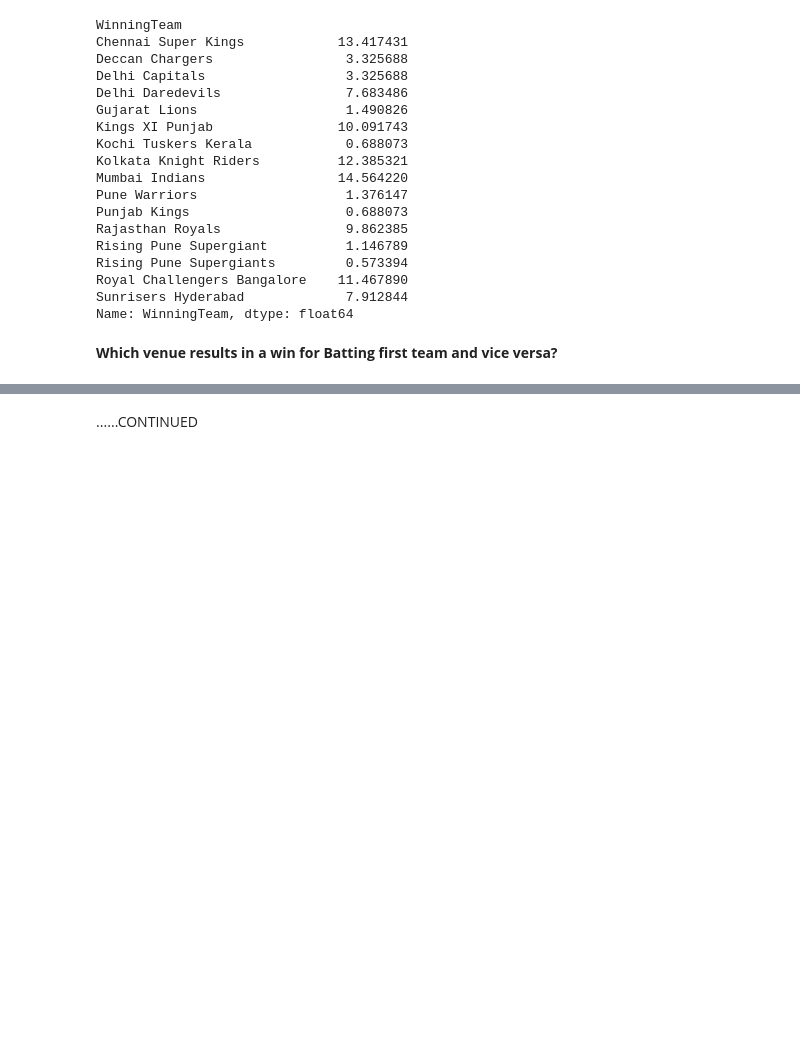
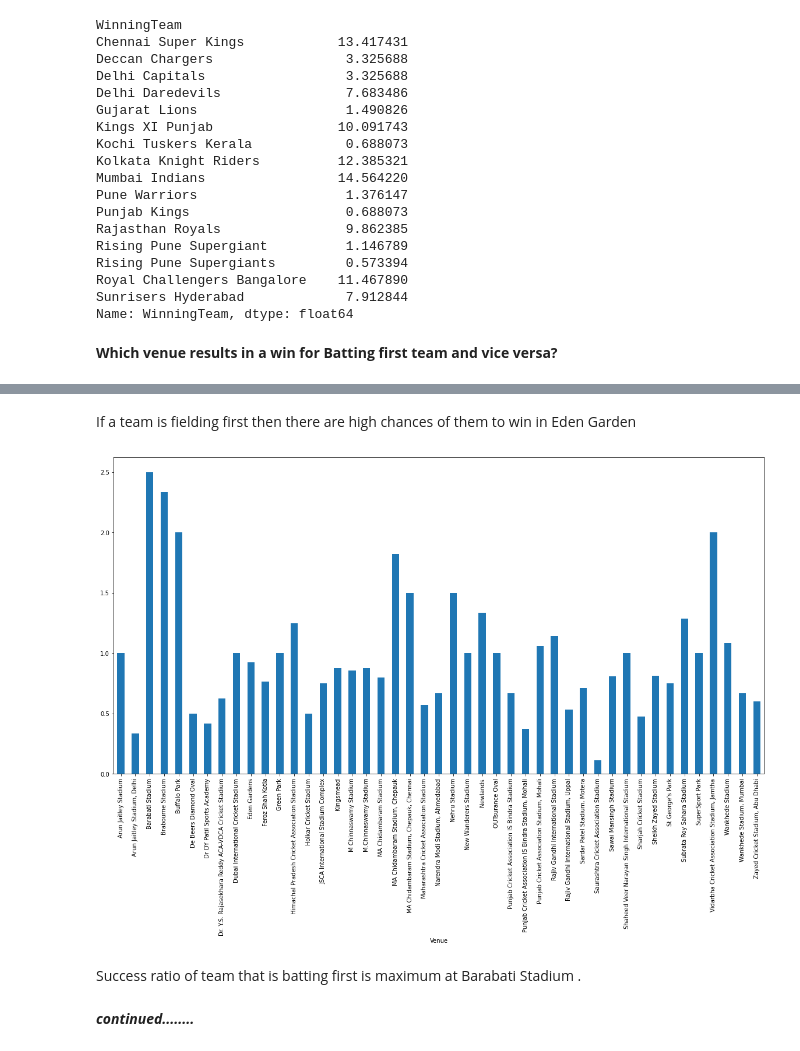
Before and after one commit to GeetikaSh/IPL_2022, a Jupyter notebook: ipl-analysis.ipynb, the cells around one changed output, grey strips where cells are left out. Saved outputs shown, nothing was run; the diff lists cells and outputs as text; code cells hidden in the pictures; blank space fills up the shorter version.

```diff
--- a/ipl-analysis.ipynb
+++ b/ipl-analysis.ipynb
@@ -127,0 +209,3 @@ Name: WinningTeam, dtype: float64
+# %%
+x=batting_win.groupby("Venue")["Venue"].count()
+y=batting_losses.groupby("Venue")["Venue"].count()
@@ -128,2 +230,16 @@ Name: WinningTeam, dtype: float64
+# %% [markdown]
+If a team is fielding first then there are high chances of them to win in Eden Garden
+# %%
+z=x/y
+z=z.dropna()
+plt.figure(figsize=(20,10))
+z.plot(kind='bar')
+plt.xticks(rotation='vertical')
+
+plt.show()
+# %% [output]
+[figure, added]
+# %% [markdown]
+Success ratio of team that is batting first is maximum at Barabati Stadium .
 # %% [markdown]
-......CONTINUED
+***continued........***
```
Also changed, not shown: parts of 7 cells of this notebook.
